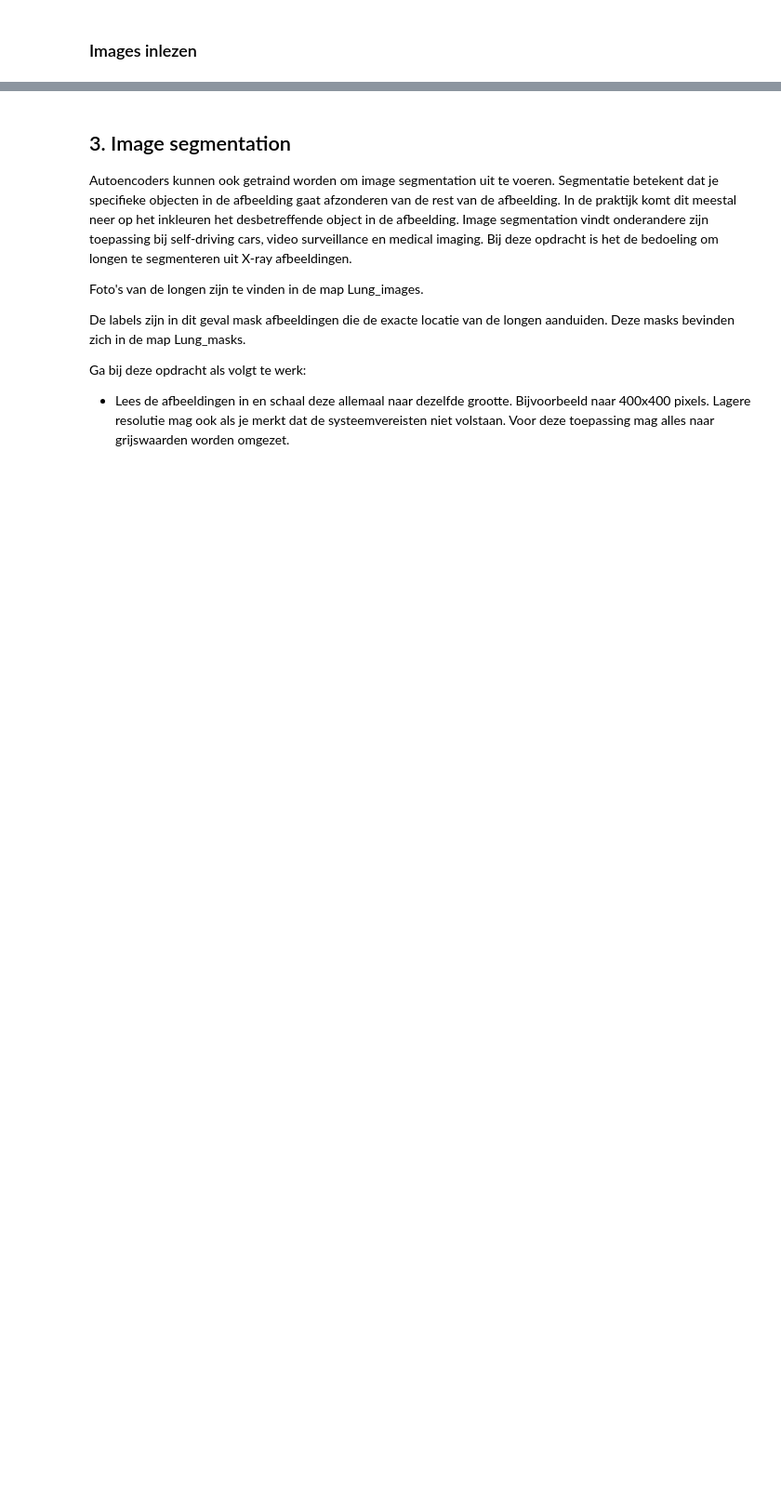
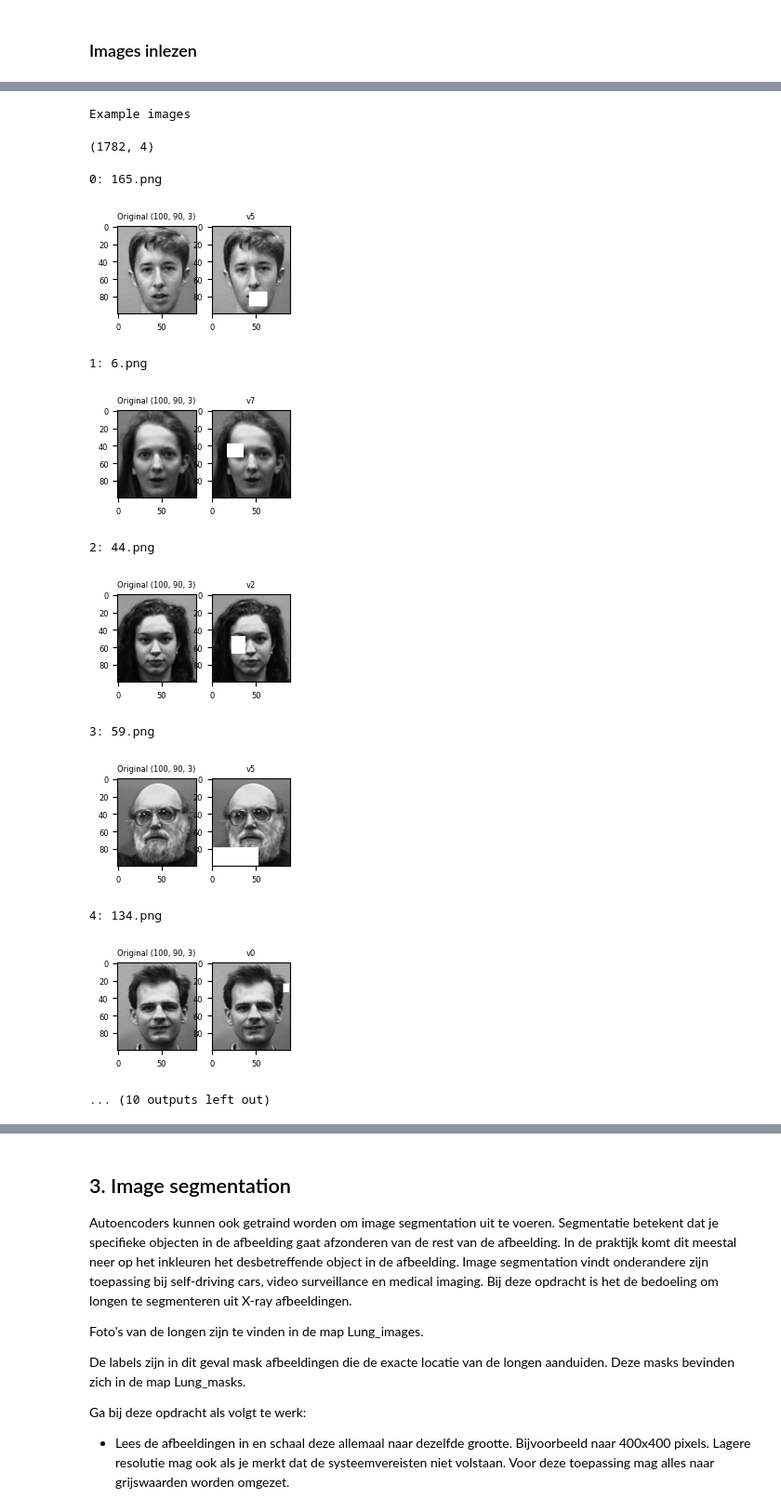
Before and after one commit to samdeleu/howest-dl, a Jupyter notebook: sessie_03/opdracht/Sam_Deleu_Sessie_03_Autoencoders_Opdracht.ipynb, the cells around one changed output, grey strips where cells are left out. Shown at 93% size. Cells and saved outputs as stored; diff of their text form; code cells hidden in the pictures; blank space fills up the shorter version.

```diff
--- a/sessie_03/opdracht/Sam_Deleu_Sessie_03_Autoencoders_Opdracht.ipynb
+++ b/sessie_03/opdracht/Sam_Deleu_Sessie_03_Autoencoders_Opdracht.ipynb
@@ -949,0 +994,6 @@ for i in range(0, len(OCCLUSION_FACTORS)):
+# %%
+value_vars = ["noisy_image"] + [f"v{i}" for i in range(len(OCCLUSION_FACTORS))]
+display(value_vars)
+df_input = pd.melt(image_df, id_vars=['original_image', 'filename'], value_vars=value_vars, var_name='occlusion', value_name='input_image')
+display_value("df_input.shape", df_input.shape)
+display(df_input.head())
@@ -949,0 +1009,4 @@ for i in range(0, len(OCCLUSION_FACTORS)):
+# %%
+# Shuffle de dataset
+df_input_shuffled = df_input.sample(frac = 1, replace = False, random_state=101, ignore_index=True)
+display(df_input_shuffled.head())
@@ -949,0 +1020,37 @@ for i in range(0, len(OCCLUSION_FACTORS)):
+# %%
+def show_x_and_y(df, max_rows=4, names=None):
+    col = 2
+    for i, image_record in df.iterrows():
+        if i >= max_rows:
+            plt.show()
+            break
+        display_value(f"{i}", f"{image_record['filename']}")
+        plt.figure(figsize=(col * 1.2,max_rows * 1.2))
+
+        plt.subplot(i+1, col, 1)
+        plt.imshow(image_record["original_image"])
+        plt.title(f"Original {image_record['original_image'].shape}")
+
+        plt.subplot(i+1, col, 2)
+        plt.imshow(image_record["input_image"])
+        plt.title(f"{image_record['occlusion']}")
+        plt.show()
+    plt.close()
+
+display_title("Example images")
+display(df_input_shuffled.shape)
+show_x_and_y(df_input_shuffled, max_rows=10)
+# %% [output]
+Example images
+(1782, 4)
+0: 165.png
+[figure, added]
+1: 6.png
+[figure, added]
+2: 44.png
+[figure, added]
+3: 59.png
+[figure, added]
+4: 134.png
+[figure, added]
+... (10 outputs left out)
```
Also changed, not shown: parts of 10 cells of this notebook, 9 other files.
